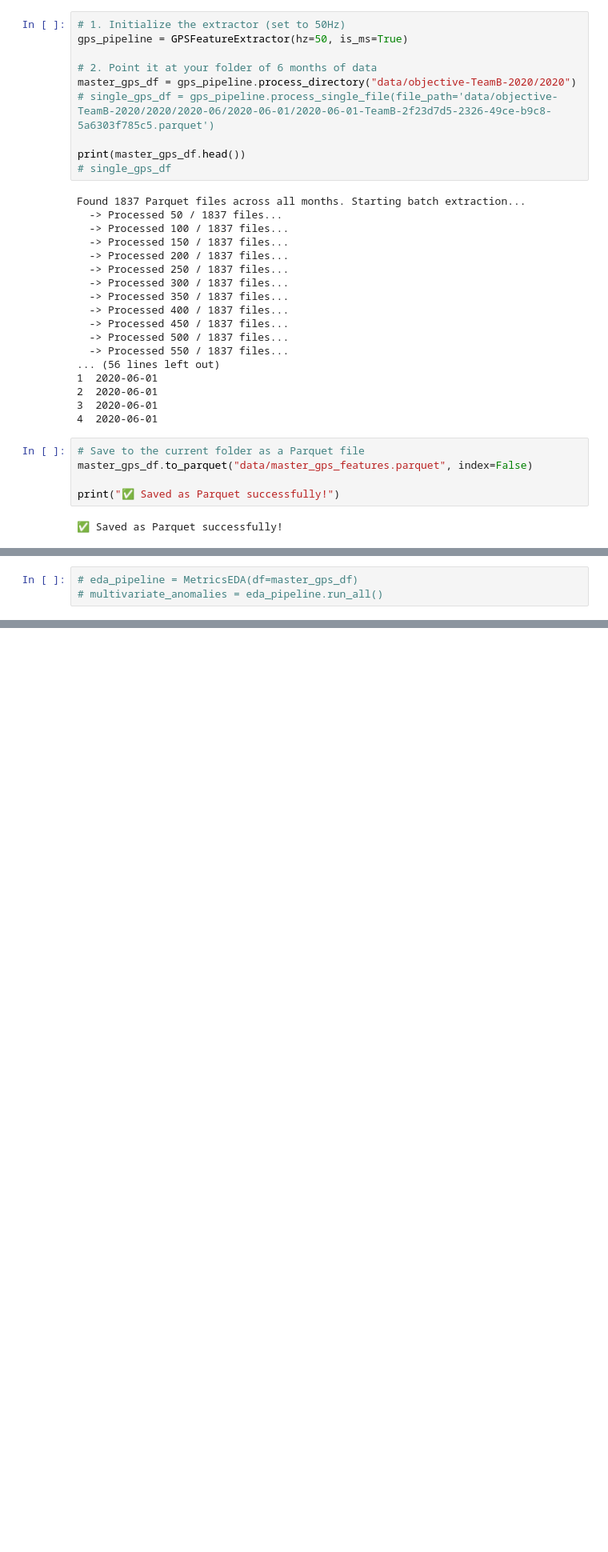
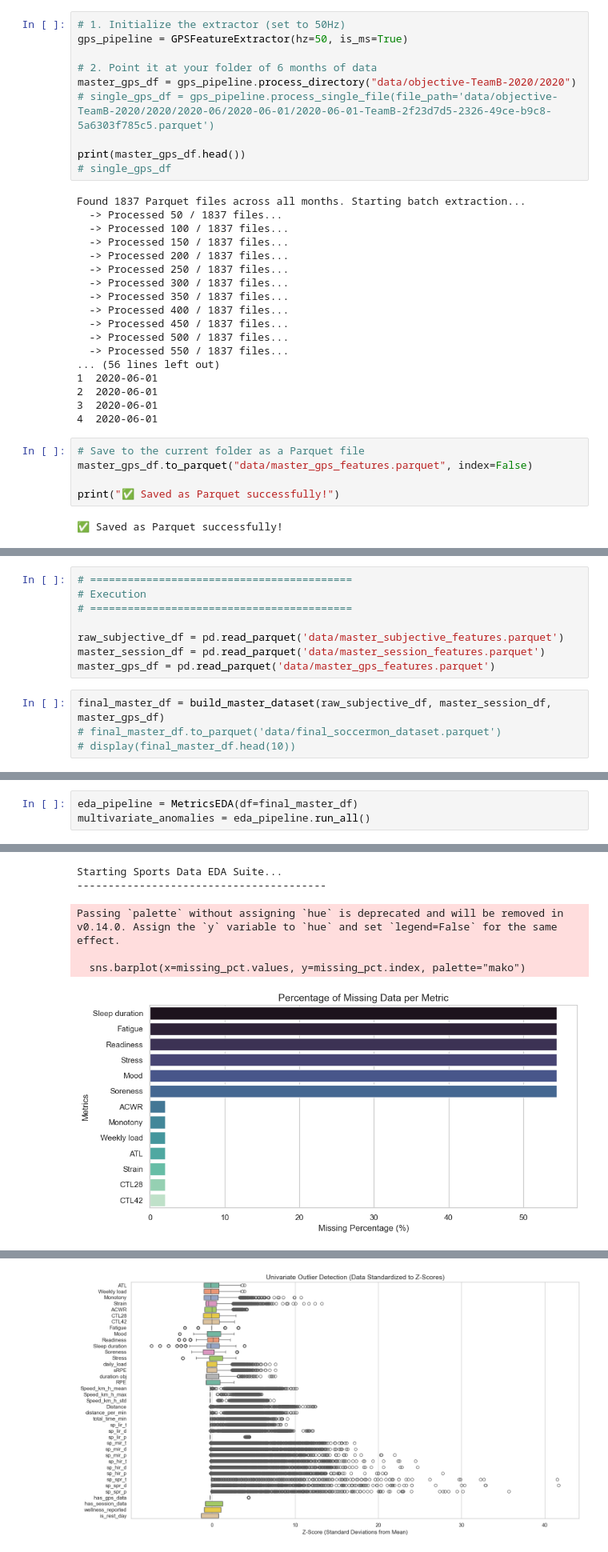
Before and after one commit to Gareth1995/Footy-Analytics, a Jupyter notebook: Injury Prediction/data_prep.ipynb, the cells around one changed output, grey strips where cells are left out. Shown at 80% size. Drawn from its saved outputs; the diff is of its cells as text; blank space fills up the shorter version.

Commit message:
train and test data ready for modelling

```diff
--- a/Injury Prediction/data_prep.ipynb
+++ b/Injury Prediction/data_prep.ipynb
@@ -273,0 +212,12 @@ print("✅ Saved as Parquet successfully!")
+# %%
+# ==========================================
+# Execution
+# ==========================================
+
+raw_subjective_df = pd.read_parquet('data/master_subjective_features.parquet')
+master_session_df = pd.read_parquet('data/master_session_features.parquet')
+master_gps_df = pd.read_parquet('data/master_gps_features.parquet')
+# %%
+final_master_df = build_master_dataset(raw_subjective_df, master_session_df, master_gps_df)
+# final_master_df.to_parquet('data/final_soccermon_dataset.parquet')
+# display(final_master_df.head(10))
@@ -274,3 +241,4 @@ print("✅ Saved as Parquet successfully!")
 # %%
-# eda_pipeline = MetricsEDA(df=master_gps_df)
-# multivariate_anomalies = eda_pipeline.run_all()
+eda_pipeline = MetricsEDA(df=final_master_df)
+multivariate_anomalies = eda_pipeline.run_all()
+# %% [output]
@@ -276,0 +246,6 @@ print("✅ Saved as Parquet successfully!")
+Starting Sports Data EDA Suite...
+----------------------------------------
+Passing `palette` without assigning `hue` is deprecated and will be removed in v0.14.0. Assign the `y` variable to `hue` and set `legend=False` for the same effect.
+
+  sns.barplot(x=missing_pct.values, y=missing_pct.index, palette="mako")
+[figure, added]
@@ -276,0 +254 @@ print("✅ Saved as Parquet successfully!")
+[figure, added]
```
Also changed, not shown: parts of 22 cells of this notebook, 2 other files.
